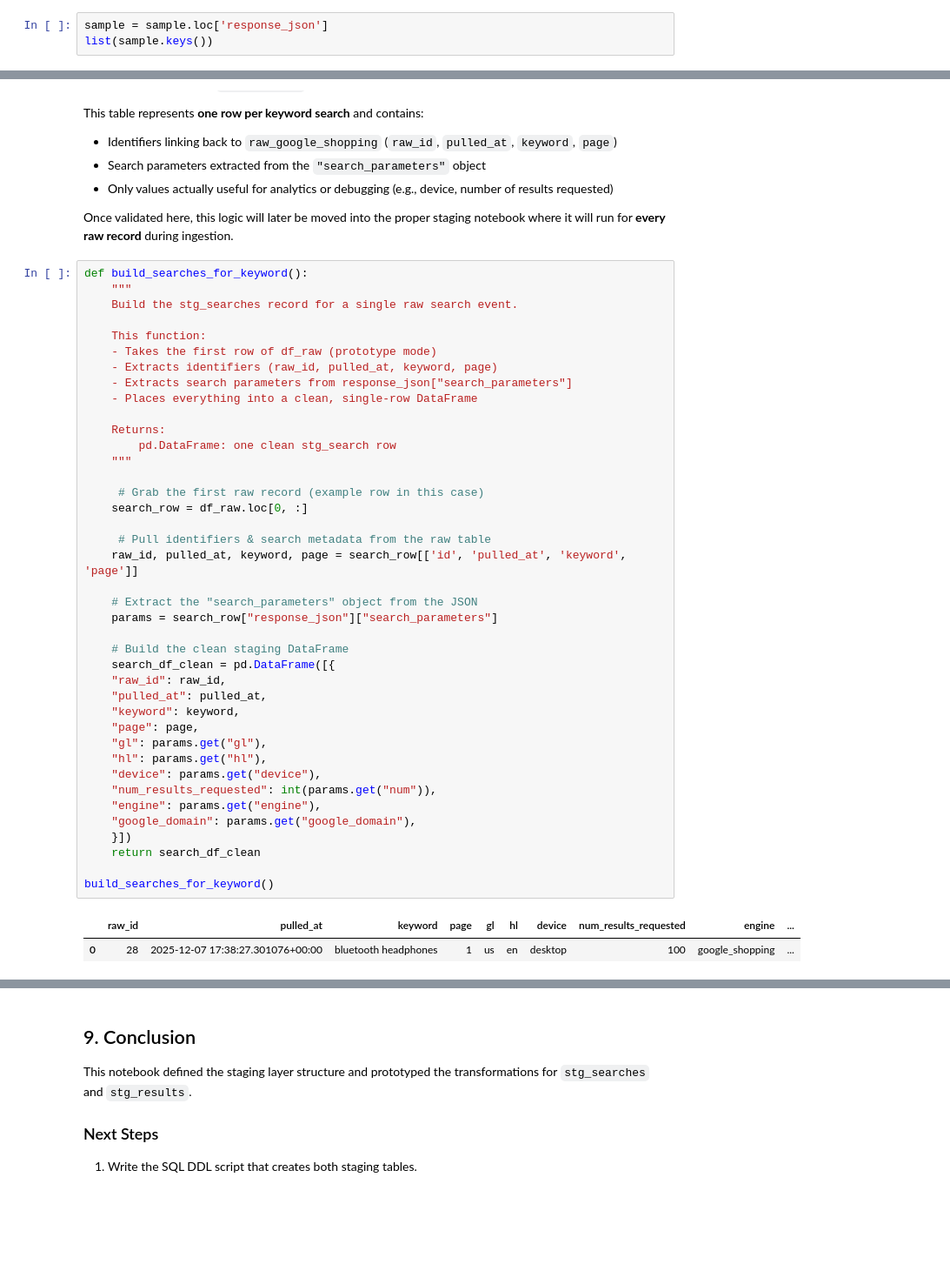
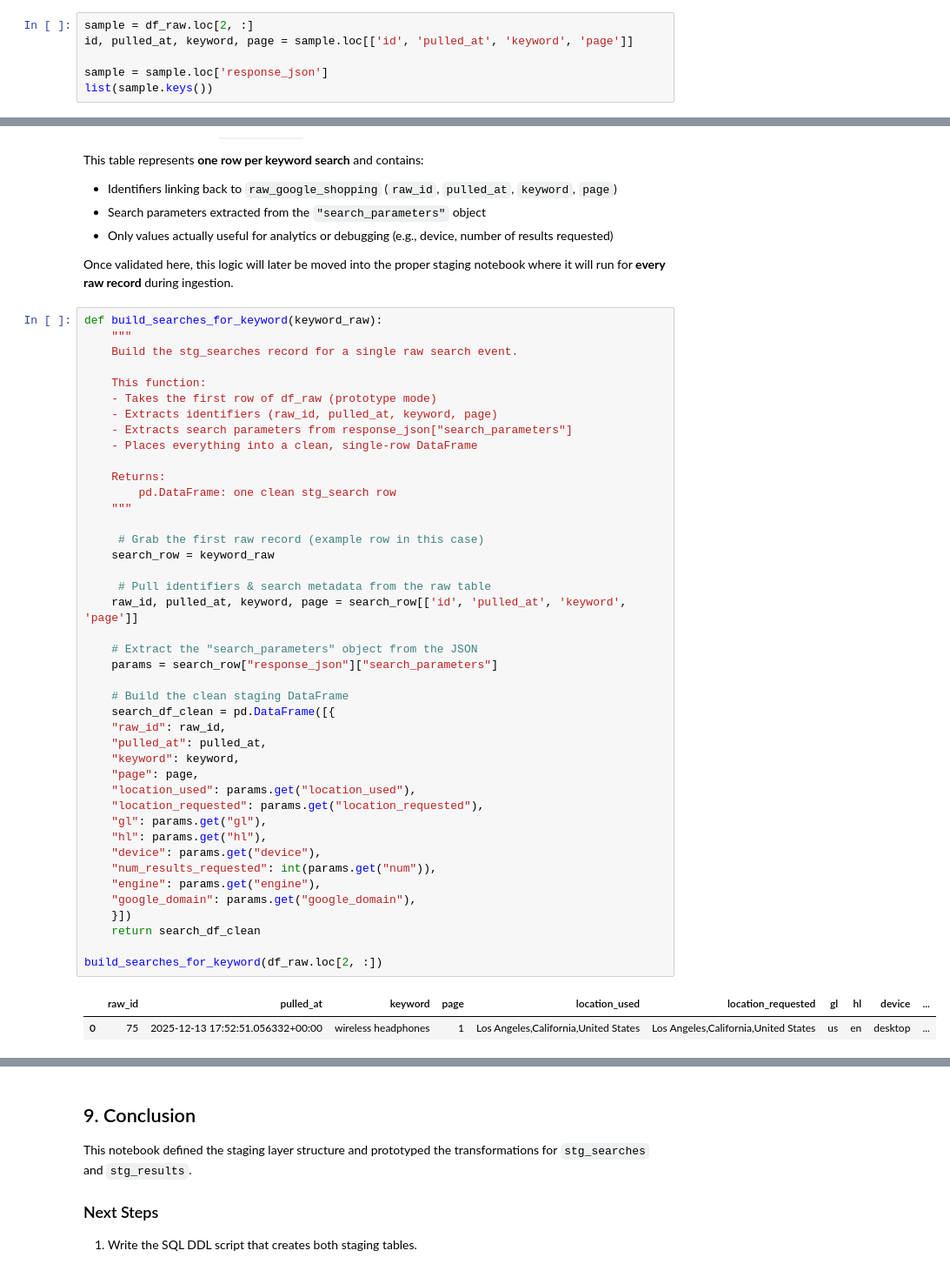
Before and after one commit to ThomasEHowell/raycon-competitive-intelligence, a Jupyter notebook: notebooks/02_parse_raw.ipynb, the cells around one changed output, grey strips where cells are left out. Shown at 87% size. Drawn from its saved outputs; the diff is of its cells as text; blank space fills up the shorter version.

```diff
--- a/notebooks/02_parse_raw.ipynb
+++ b/notebooks/02_parse_raw.ipynb
@@ -85,4 +82,7 @@ id, pulled_at, keyword, page = sample.loc[['id', 'pulled_at', 'keyword', 'page']
 # %%
+sample = df_raw.loc[2, :]
+id, pulled_at, keyword, page = sample.loc[['id', 'pulled_at', 'keyword', 'page']]
+
 sample = sample.loc['response_json']
 list(sample.keys())
 # %% [output]
@@ -202,7 +203,7 @@ This table represents **one row per keyword search** and contains:
 Once validated here, this logic will later be moved into the proper staging notebook
 where it will run for **every raw record** during ingestion.
 # %%
-def build_searches_for_keyword():
+def build_searches_for_keyword(keyword_raw):
     """
     Build the stg_searches record for a single raw search event.
 
@@ -213,37 +214,39 @@ def build_searches_for_keyword():
     - Places everything into a clean, single-row DataFrame
 
     Returns:
         pd.DataFrame: one clean stg_search row
     """
 
      # Grab the first raw record (example row in this case)
-    search_row = df_raw.loc[0, :]
+    search_row = keyword_raw
 
      # Pull identifiers & search metadata from the raw table
     raw_id, pulled_at, keyword, page = search_row[['id', 'pulled_at', 'keyword', 'page']]
 
     # Extract the "search_parameters" object from the JSON
     params = search_row["response_json"]["search_parameters"]
 
     # Build the clean staging DataFrame
     search_df_clean = pd.DataFrame([{
     "raw_id": raw_id,
     "pulled_at": pulled_at,
     "keyword": keyword,
     "page": page,
+    "location_used": params.get("location_used"),
+    "location_requested": params.get("location_requested"),
     "gl": params.get("gl"),
     "hl": params.get("hl"),
     "device": params.get("device"),
     "num_results_requested": int(params.get("num")),
     "engine": params.get("engine"),
     "google_domain": params.get("google_domain"),
     }])
     return search_df_clean
 
-build_searches_for_keyword()
+build_searches_for_keyword(df_raw.loc[2, :])
 # %% [output]
-|  | raw_id | pulled_at | keyword | page | gl | hl | device | num_results_requested | engine | ... |
-| 0 | 28 | 2025-12-07 17:38:27.301076+00:00 | bluetooth headphones | 1 | us | en | desktop | 100 | google_shopping | ... |
+|  | raw_id | pulled_at | keyword | page | location_used | location_requested | gl | hl | device | ... |
+| 0 | 75 | 2025-12-13 17:52:51.056332+00:00 | wireless headphones | 1 | Los Angeles,California,United States | Los Angeles,California,United States | us | en | desktop | ... |
 # %% [markdown]
 ## 8. Prototype stg_results Flattening Logic
 
```
Also changed, not shown: parts of 10 cells of this notebook, 5 other files.
